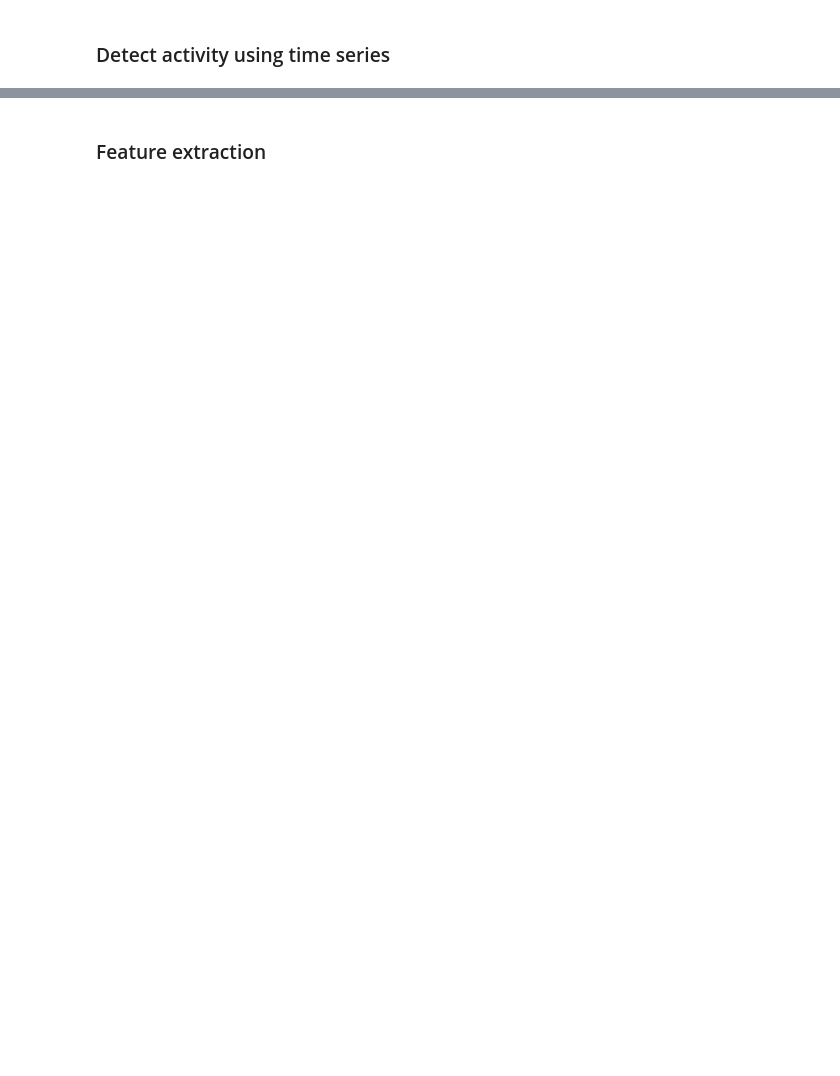
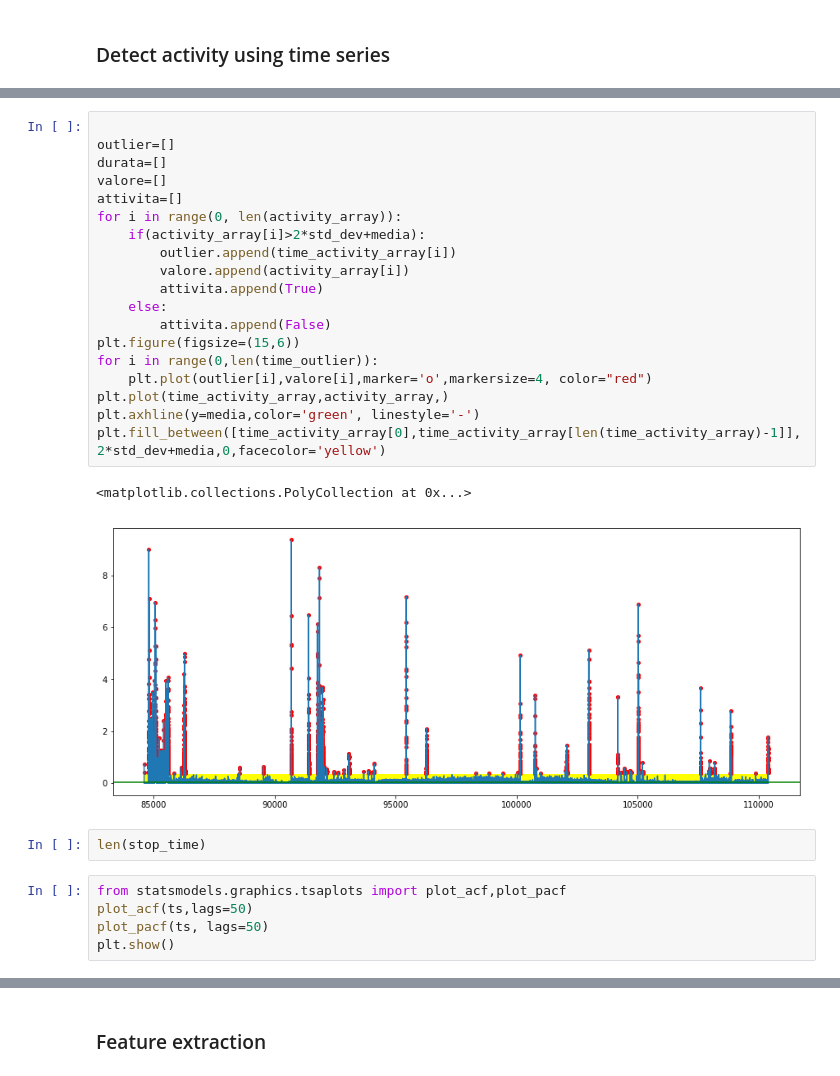
Before and after one commit to saralocatelli94/TesiMagistrale, a Jupyter notebook: desaturation.ipynb, the cells around one changed output, grey strips where cells are left out. Drawn from its saved outputs; the diff is of its cells as text; blank space fills up the shorter version.

```diff
--- a/desaturation.ipynb
+++ b/desaturation.ipynb
@@ -140,0 +105,29 @@ plt.step(time_activity_array[180*i:180*i+179],activity_array[180*i:180*i+179])
+# %%
+
+outlier=[]
+durata=[]
+valore=[]
+attivita=[]
+for i in range(0, len(activity_array)):
+    if(activity_array[i]>2*std_dev+media):
+        outlier.append(time_activity_array[i])
+        valore.append(activity_array[i])
+        attivita.append(True)
+    else:
+        attivita.append(False)
+plt.figure(figsize=(15,6))
+for i in range(0,len(time_outlier)):
+    plt.plot(outlier[i],valore[i],marker='o',markersize=4, color="red")
+plt.plot(time_activity_array,activity_array,)
+plt.axhline(y=media,color='green', linestyle='-')
+plt.fill_between([time_activity_array[0],time_activity_array[len(time_activity_array)-1]],2*std_dev+media,0,facecolor='yellow')
+# %% [output]
+<matplotlib.collections.PolyCollection at 0x...>
+[figure, added]
+# %%
+len(stop_time)
+# %%
+from statsmodels.graphics.tsaplots import plot_acf,plot_pacf
+plot_acf(ts,lags=50)
+plot_pacf(ts, lags=50)
+plt.show()
```
Also changed, not shown: parts of 12 cells of this notebook, 1 other file.
